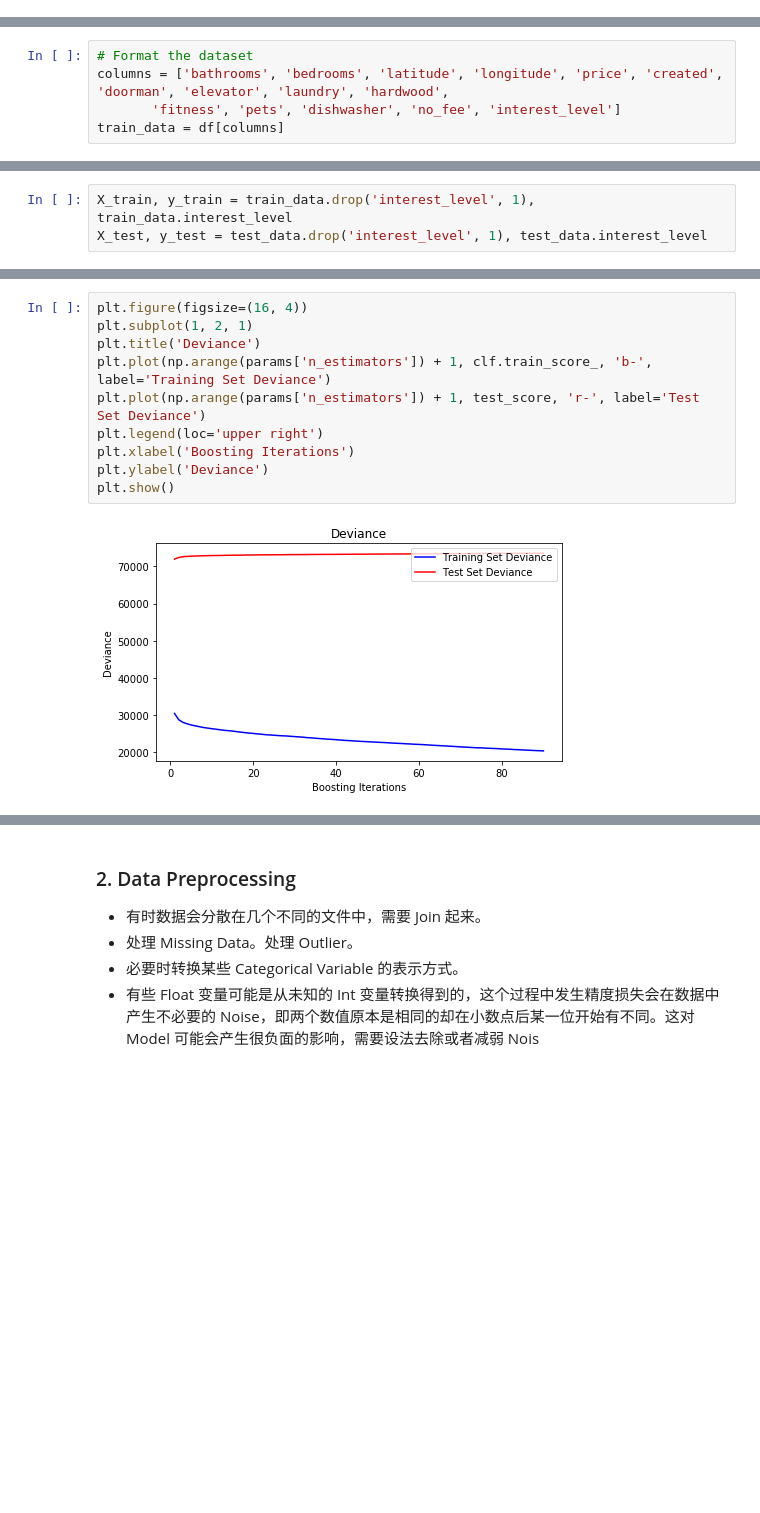
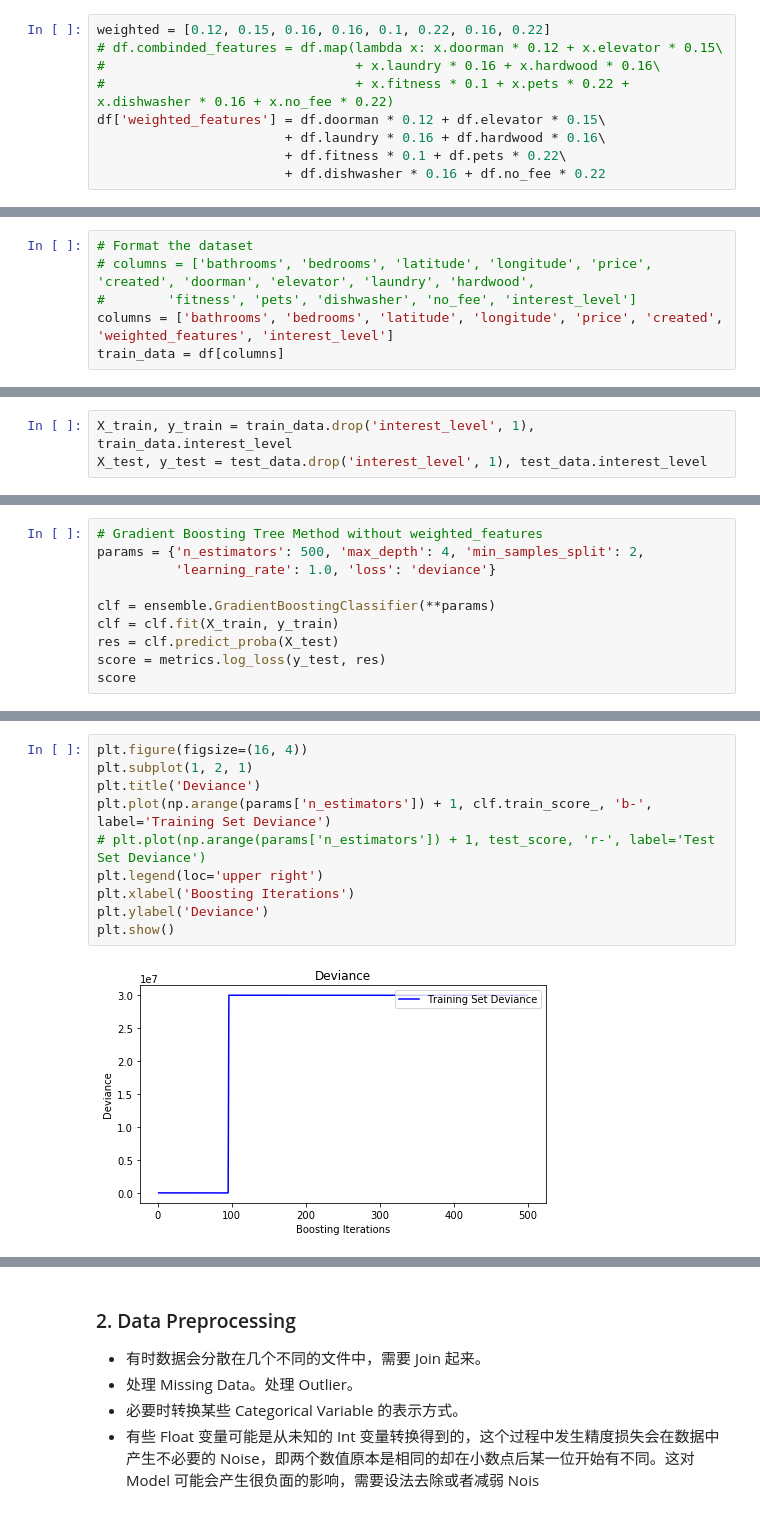
Before and after one commit to zhucebuliaolongchuan/Tandon_Torch, a Jupyter notebook: Tandon_Torch.ipynb, the cells around one changed output, grey strips where cells are left out. Drawn from its saved outputs; the diff is of its cells as text; blank space fills up the shorter version.

```diff
--- a/Tandon_Torch.ipynb
+++ b/Tandon_Torch.ipynb
@@ -346,3 +355,12 @@ Name: created, dtype: float64
+# %%
+weighted = [0.12, 0.15, 0.16, 0.16, 0.1, 0.22, 0.16, 0.22]
+# df.combinded_features = df.map(lambda x: x.doorman * 0.12 + x.elevator * 0.15\
+#                                + x.laundry * 0.16 + x.hardwood * 0.16\
+#                                + x.fitness * 0.1 + x.pets * 0.22 + x.dishwasher * 0.16 + x.no_fee * 0.22)
+df['weighted_features'] = df.doorman * 0.12 + df.elevator * 0.15\
+                        + df.laundry * 0.16 + df.hardwood * 0.16\
+                        + df.fitness * 0.1 + df.pets * 0.22\
+                        + df.dishwasher * 0.16 + df.no_fee * 0.22
 # %% [markdown]
 ### Model Training
 # %%
@@ -356,8 +374,9 @@ Index(['bathrooms', 'bedrooms', 'building_id', 'created', 'description',
       dtype='object')
 # %%
 # Format the dataset
-columns = ['bathrooms', 'bedrooms', 'latitude', 'longitude', 'price', 'created', 'doorman', 'elevator', 'laundry', 'hardwood',
-       'fitness', 'pets', 'dishwasher', 'no_fee', 'interest_level']
+# columns = ['bathrooms', 'bedrooms', 'latitude', 'longitude', 'price', 'created', 'doorman', 'elevator', 'laundry', 'hardwood',
+#        'fitness', 'pets', 'dishwasher', 'no_fee', 'interest_level']
+columns = ['bathrooms', 'bedrooms', 'latitude', 'longitude', 'price', 'created', 'weighted_features', 'interest_level']
 train_data = df[columns]
 # %%
 train_data.describe()
@@ -431,0 +485,10 @@ score
+# %%
+# Gradient Boosting Tree Method without weighted_features
+params = {'n_estimators': 500, 'max_depth': 4, 'min_samples_split': 2,
+          'learning_rate': 1.0, 'loss': 'deviance'}
+
+clf = ensemble.GradientBoostingClassifier(**params)
+clf = clf.fit(X_train, y_train)
+res = clf.predict_proba(X_test)
+score = metrics.log_loss(y_test, res)
+score
@@ -439,12 +504,12 @@ for i, y_pred in enumerate(clf.staged_predict_proba(X_test)):
 # %%
 plt.figure(figsize=(16, 4))
 plt.subplot(1, 2, 1)
 plt.title('Deviance')
 plt.plot(np.arange(params['n_estimators']) + 1, clf.train_score_, 'b-', label='Training Set Deviance')
-plt.plot(np.arange(params['n_estimators']) + 1, test_score, 'r-', label='Test Set Deviance')
+# plt.plot(np.arange(params['n_estimators']) + 1, test_score, 'r-', label='Test Set Deviance')
 plt.legend(loc='upper right')
 plt.xlabel('Boosting Iterations')
 plt.ylabel('Deviance')
 plt.show()
 # %% [output]
-[figure, old version]
+[figure, new version]
```
Also changed, not shown: parts of 28 cells of this notebook, 1 other file.
